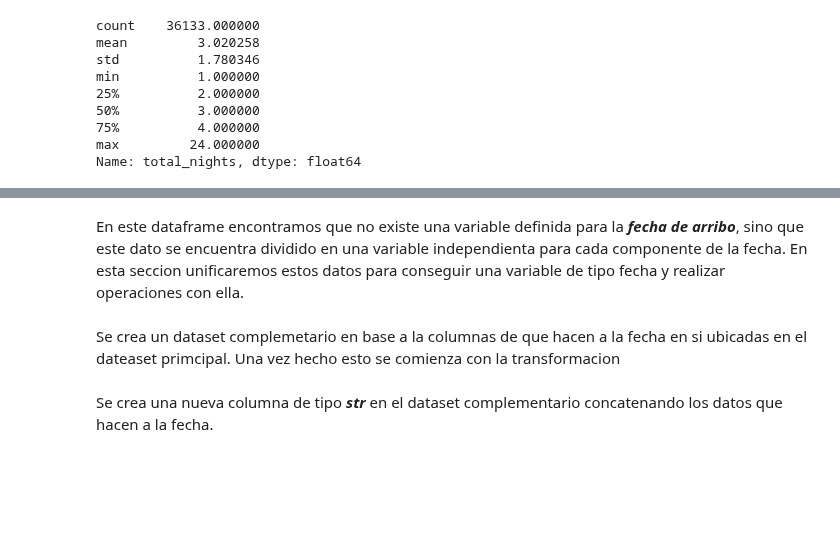
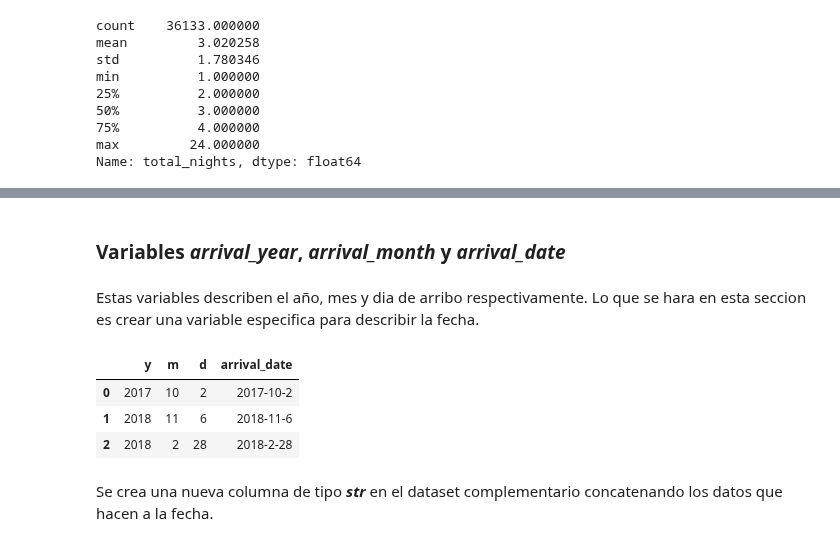
Before and after one commit to arielRas/CoderHouseDataScience-ProyectoFinal, a Jupyter notebook: CoderHouseDataScience-ProyectoFinal.ipynb, the cells around one changed output, grey strips where cells are left out. Drawn from its saved outputs; the diff is of its cells as text; code cells hidden in the pictures; blank space fills up the shorter version.

```diff
--- a/CoderHouseDataScience-ProyectoFinal.ipynb
+++ b/CoderHouseDataScience-ProyectoFinal.ipynb
@@ -269,4 +276,0 @@ Name: total_nights, dtype: float64
-# %% [markdown]
-En este dataframe encontramos que no existe una variable definida para la ***fecha de arribo***, sino que este dato se encuentra dividido en una variable independienta para cada componente de la fecha. En esta seccion unificaremos estos datos para conseguir una variable de tipo fecha y realizar operaciones con ella.
-# %% [markdown]
-Se crea un dataset complemetario en base a la columnas de que hacen a la fecha en si ubicadas en el dateaset primcipal. Una vez hecho esto se comienza con la transformacion
@@ -277,3 +277,24 @@ dates.head(3)
+# %% [markdown]
+### Variables ***arrival_year***, ***arrival_month*** y ***arrival_date***
+# %% [markdown]
+Estas variables describen el año, mes y dia de arribo respectivamente. Lo que se hara en esta seccion es crear una variable especifica para describir la fecha.
+# %%
+#PRiMERO SE REALIZARA UN CAMBIO DE NOMBRE A FINES DE EVITAR AMBIGUEDAD
+df.rename(columns={'arrival_date':'arrival_day'}, inplace=True)
+
+#SE CREA DATAFRAME COMPLEMETARIO PARA RELIZAR LOS CAMBIOS
+dates = df[['arrival_year','arrival_month', 'arrival_day']].copy()
+dates.columns = ['y','m','d']
+
+#SE GENERA LA NUEVA VARIABLE
+dates.loc[:,'arrival_date'] = dates.apply(lambda x: str(x.y) + '-' + str(x.m) + '-' + str(x.d), axis=1)
+
+dates.head(3)
+# %% [output]
+|  | y | m | d | arrival_date |
+| 0 | 2017 | 10 | 2 | 2017-10-2 |
+| 1 | 2018 | 11 | 6 | 2018-11-6 |
+| 2 | 2018 | 2 | 28 | 2018-2-28 |
 # %% [markdown]
 Se crea una nueva columna de tipo ***str*** en el dataset complementario concatenando los datos que hacen a la fecha.
 # %%
```
Also changed, not shown: parts of 3 cells of this notebook, 1 other file.
